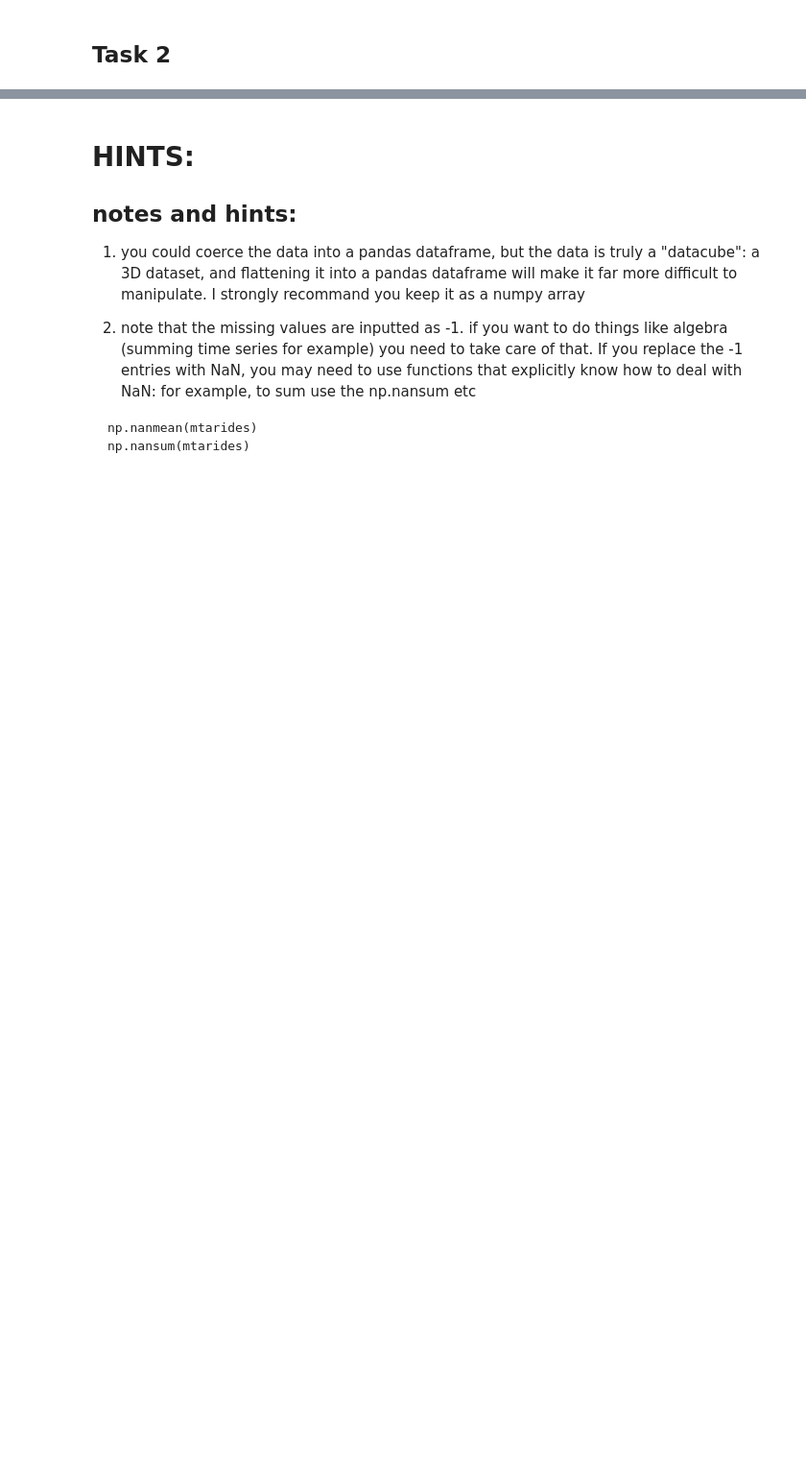
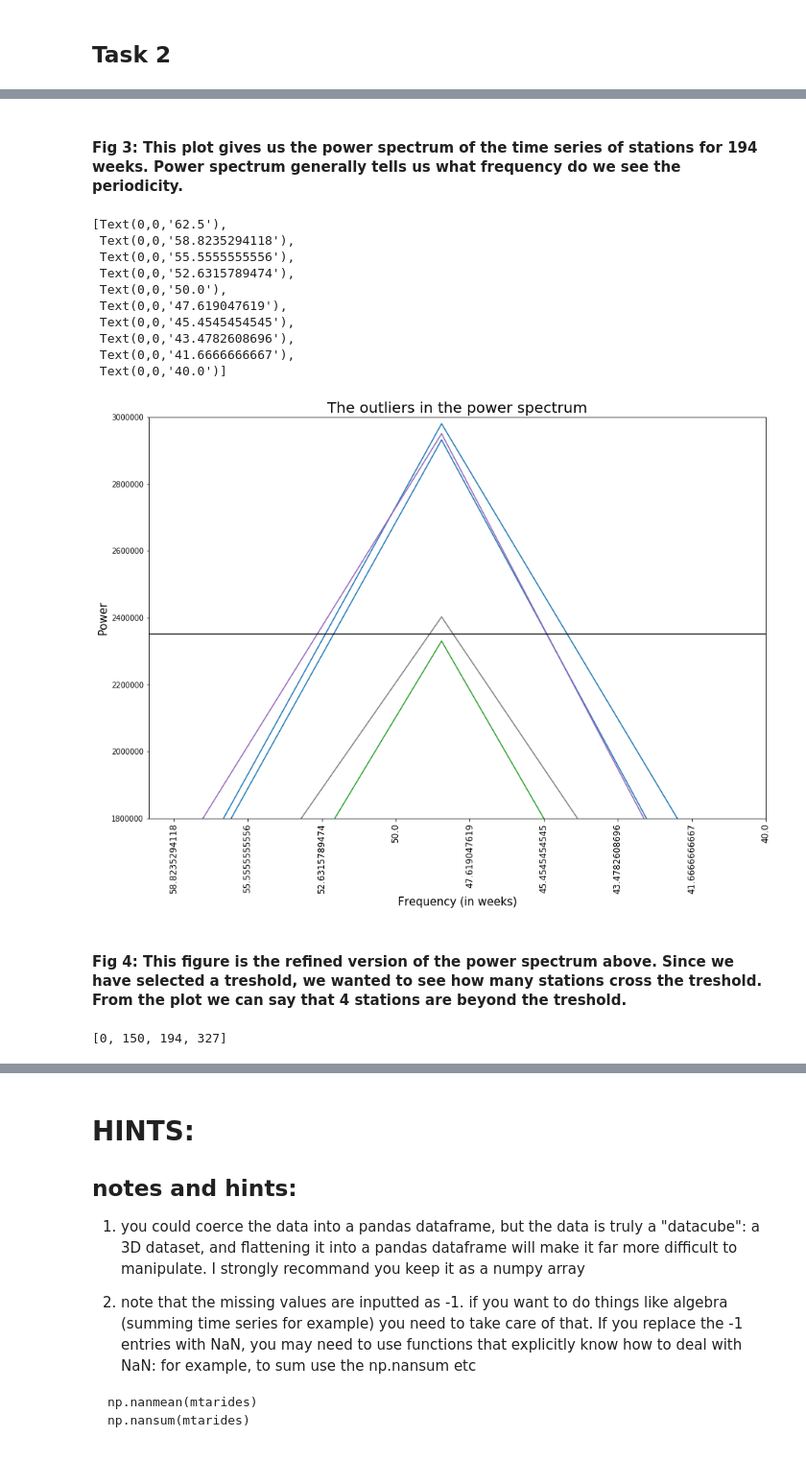
Before and after one commit to gauravcusp/Urban_Informatics_Coding_Assignments, a Jupyter notebook: HW10_gb1877/HW10_gb1877.ipynb, the cells around one changed output, grey strips where cells are left out. Shown at 96% size. Cells and saved outputs as stored; diff of their text form; code cells hidden in the pictures; blank space fills up the shorter version.

```diff
--- a/HW10_gb1877/HW10_gb1877.ipynb
+++ b/HW10_gb1877/HW10_gb1877.ipynb
@@ -158,0 +266,41 @@ pl.plot(alltype, '.-')
+# %% [markdown]
+#### Fig 3: This plot gives us the power spectrum of the time series of stations for 194 weeks. Power spectrum generally tells us what frequency do we see the periodicity.
+# %%
+index = []
+
+fig = pl.figure(figsize=(15,10))
+ax = fig.add_subplot(111)
+
+for i in range(len(stations)):
+    f = np.abs(np.fft.rfft(stations[i]))
+    ax.plot(np.fft.rfftfreq(len(stations[1]), 1.0)[1:], (f[1:]), '-')
+    if (f[4] > 2350000):
+        index.append(i)
+
+ax.set_ylim([1800000, 3000000])
+ax.plot((1./60, 1./40), (2350000, 2350000), 'k-')
+ax.set_xlim(1./60, 1./40)
+ax.set_xticklabels([ "%.2f"%(1/4./f) for f in ax.get_xticks()], fontsize=12, rotation=60)
+pl.xlabel("Frequency (in weeks)", fontsize=15)
+pl.ylabel("Power", fontsize=15)
+pl.title("The outliers in the power spectrum", fontsize=20)
+#ax.set_xlim(1/80., 1/30.)
+ax.set_xticklabels([ "%s"%(1/f) for f in ax.get_xticks()], rotation=90)
+# %% [output]
+[Text(0,0,'62.5'),
+ Text(0,0,'58.8235294118'),
+ Text(0,0,'55.5555555556'),
+ Text(0,0,'52.6315789474'),
+ Text(0,0,'50.0'),
+ Text(0,0,'47.619047619'),
+ Text(0,0,'45.4545454545'),
+ Text(0,0,'43.4782608696'),
+ Text(0,0,'41.6666666667'),
+ Text(0,0,'40.0')]
+[figure, added]
+# %% [markdown]
+#### Fig 4: This figure is the refined version of the power spectrum above. Since we have selected a treshold, we wanted to see how many stations cross the treshold. From the plot we can say that 4 stations are beyond the treshold.
+# %%
+index
+# %% [output]
+[0, 150, 194, 327]
```
Also changed, not shown: parts of 34 cells of this notebook.
